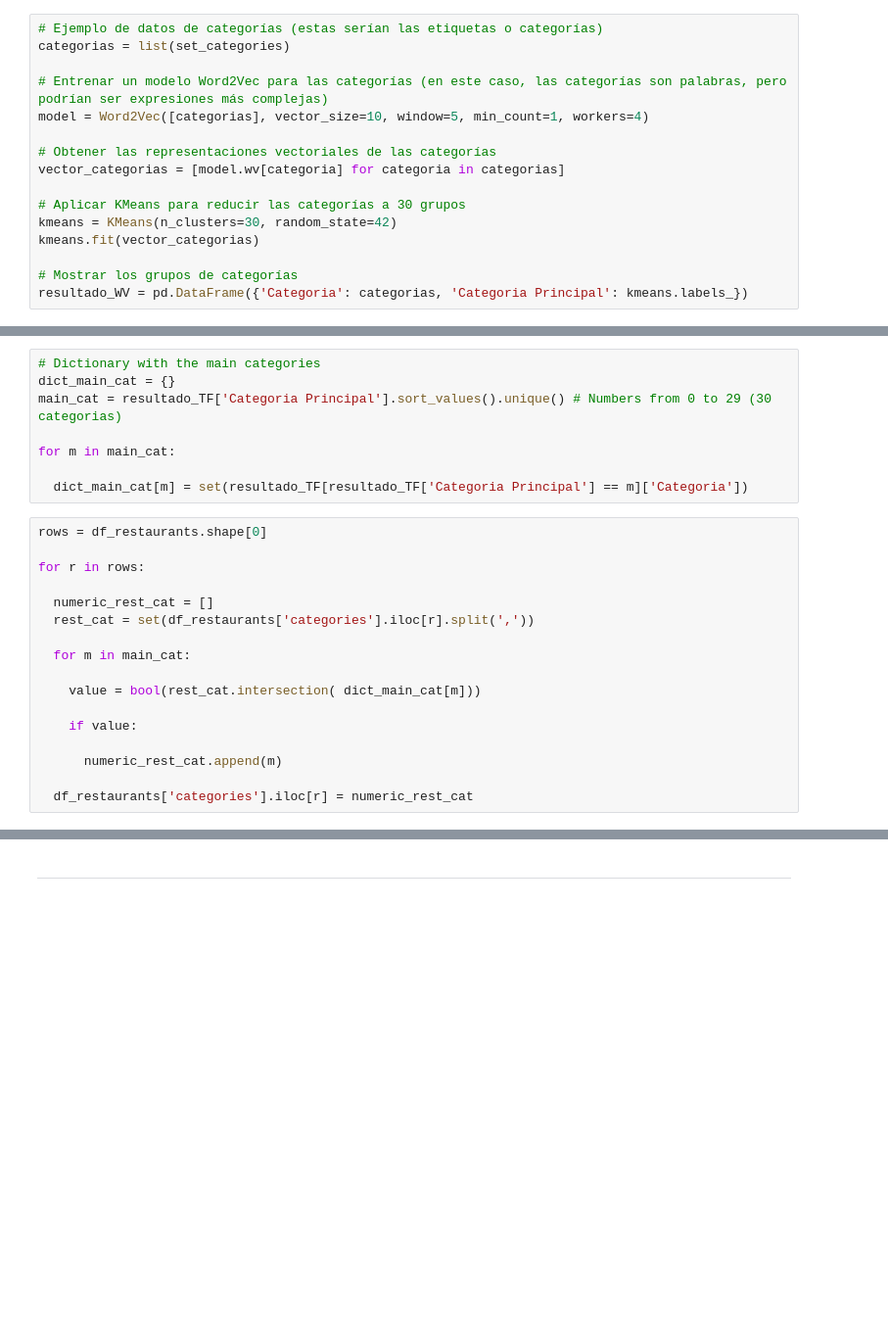
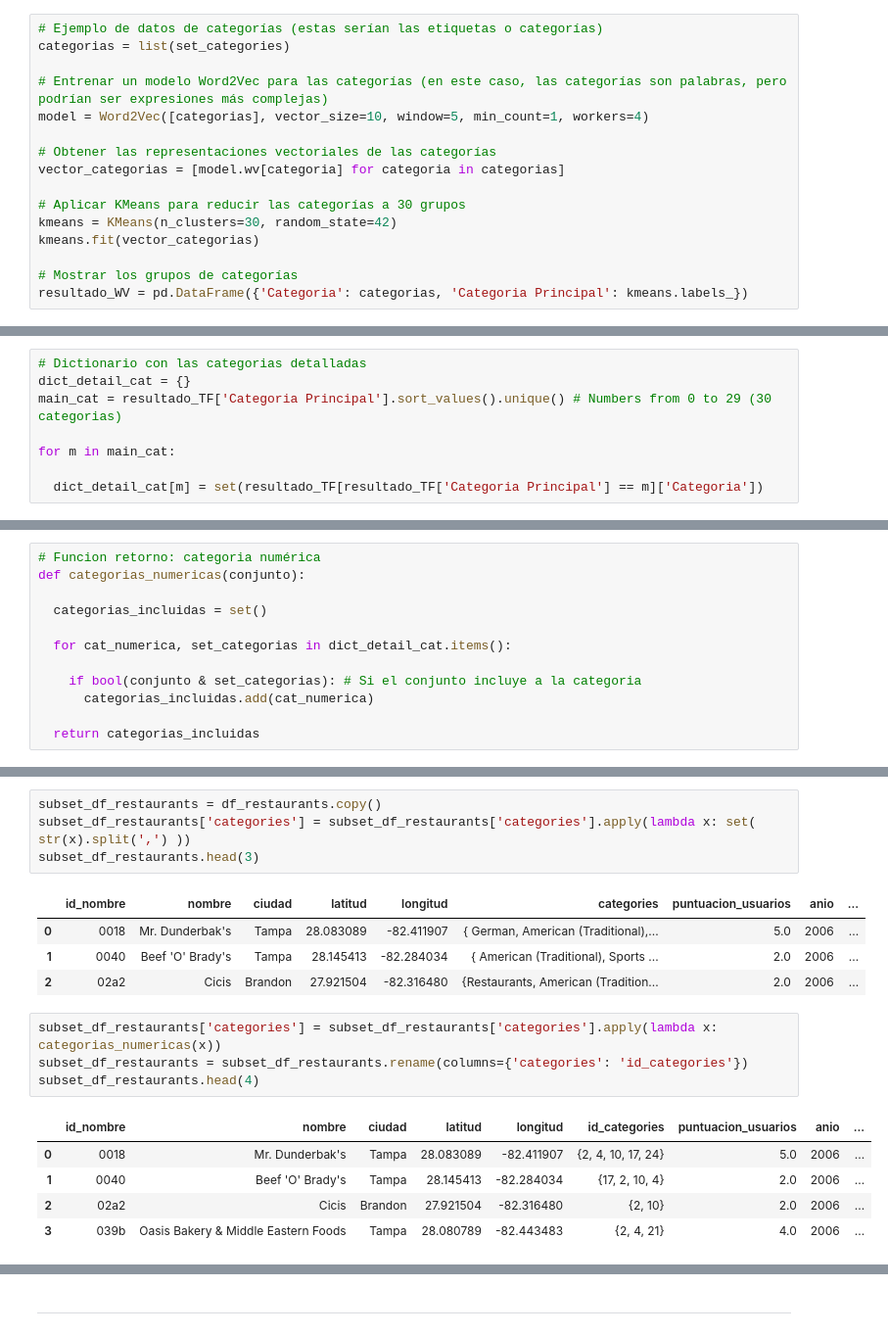
Before and after one commit to MyriamRengifo/proyecto_final, a Jupyter notebook: Data Analysis/EDA_KPI_LuisMata.ipynb, the cells around one changed output, grey strips where cells are left out. Shown at 98% size. Drawn from its saved outputs; the diff is of its cells as text; blank space fills up the shorter version.

```diff
--- a/Data Analysis/EDA_KPI_LuisMata.ipynb
+++ b/Data Analysis/EDA_KPI_LuisMata.ipynb
@@ -721,25 +737,8 @@ resultado_WV[resultado_WV['Categoria Principal'] == 10]
 # %%
-# Dictionary with the main categories
-dict_main_cat = {}
+# Dictionario con las categorias detalladas
+dict_detail_cat = {}
 main_cat = resultado_TF['Categoria Principal'].sort_values().unique() # Numbers from 0 to 29 (30 categorias)
 
 for m in main_cat:
 
-  dict_main_cat[m] = set(resultado_TF[resultado_TF['Categoria Principal'] == m]['Categoria'])
+  dict_detail_cat[m] = set(resultado_TF[resultado_TF['Categoria Principal'] == m]['Categoria'])
-# %%
-rows = df_restaurants.shape[0]
-
-for r in rows:
-
-  numeric_rest_cat = []
-  rest_cat = set(df_restaurants['categories'].iloc[r].split(','))
-
-  for m in main_cat:
-
-    value = bool(rest_cat.intersection( dict_main_cat[m]))
-
-    if value:
-
-      numeric_rest_cat.append(m)
-
-  df_restaurants['categories'].iloc[r] = numeric_rest_cat
@@ -747,0 +745,12 @@ TypeError: 'int' object is not iterable
+# %%
+# Funcion retorno: categoria numérica
+def categorias_numericas(conjunto):
+
+  categorias_incluidas = set()
+
+  for cat_numerica, set_categorias in dict_detail_cat.items():
+
+    if bool(conjunto & set_categorias): # Si el conjunto incluye a la categoria
+      categorias_incluidas.add(cat_numerica)
+
+  return categorias_incluidas
@@ -747,0 +760,19 @@ TypeError: 'int' object is not iterable
+# %%
+subset_df_restaurants = df_restaurants.copy()
+subset_df_restaurants['categories'] = subset_df_restaurants['categories'].apply(lambda x: set( str(x).split(',') ))
+subset_df_restaurants.head(3)
+# %% [output]
+|  | id_nombre | nombre | ciudad | latitud | longitud | categories | puntuacion_usuarios | anio | ... |
+| 0 | 0018 | Mr. Dunderbak's | Tampa | 28.083089 | -82.411907 | { German, American (Traditional),... | 5.0 | 2006 | ... |
+| 1 | 0040 | Beef 'O' Brady's | Tampa | 28.145413 | -82.284034 | { American (Traditional), Sports ... | 2.0 | 2006 | ... |
+| 2 | 02a2 | Cicis | Brandon | 27.921504 | -82.316480 | {Restaurants, American (Tradition... | 2.0 | 2006 | ... |
+# %%
+subset_df_restaurants['categories'] = subset_df_restaurants['categories'].apply(lambda x: categorias_numericas(x))
+subset_df_restaurants = subset_df_restaurants.rename(columns={'categories': 'id_categories'})
+subset_df_restaurants.head(4)
+# %% [output]
+|  | id_nombre | nombre | ciudad | latitud | longitud | id_categories | puntuacion_usuarios | anio | ... |
+| 0 | 0018 | Mr. Dunderbak's | Tampa | 28.083089 | -82.411907 | {2, 4, 10, 17, 24} | 5.0 | 2006 | ... |
+| 1 | 0040 | Beef 'O' Brady's | Tampa | 28.145413 | -82.284034 | {17, 2, 10, 4} | 2.0 | 2006 | ... |
+| 2 | 02a2 | Cicis | Brandon | 27.921504 | -82.316480 | {2, 10} | 2.0 | 2006 | ... |
+| 3 | 039b | Oasis Bakery & Middle Eastern Foods | Tampa | 28.080789 | -82.443483 | {2, 4, 21} | 4.0 | 2006 | ... |
```
Also changed, not shown: parts of 22 cells of this notebook.
